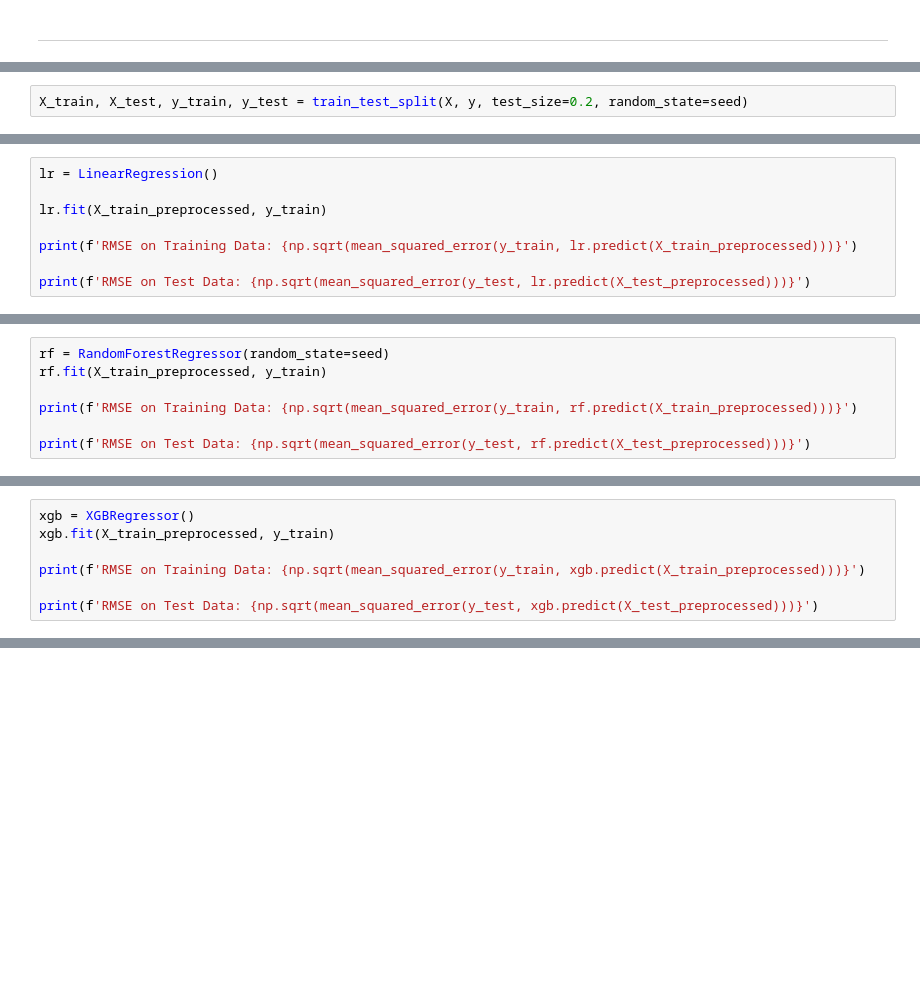
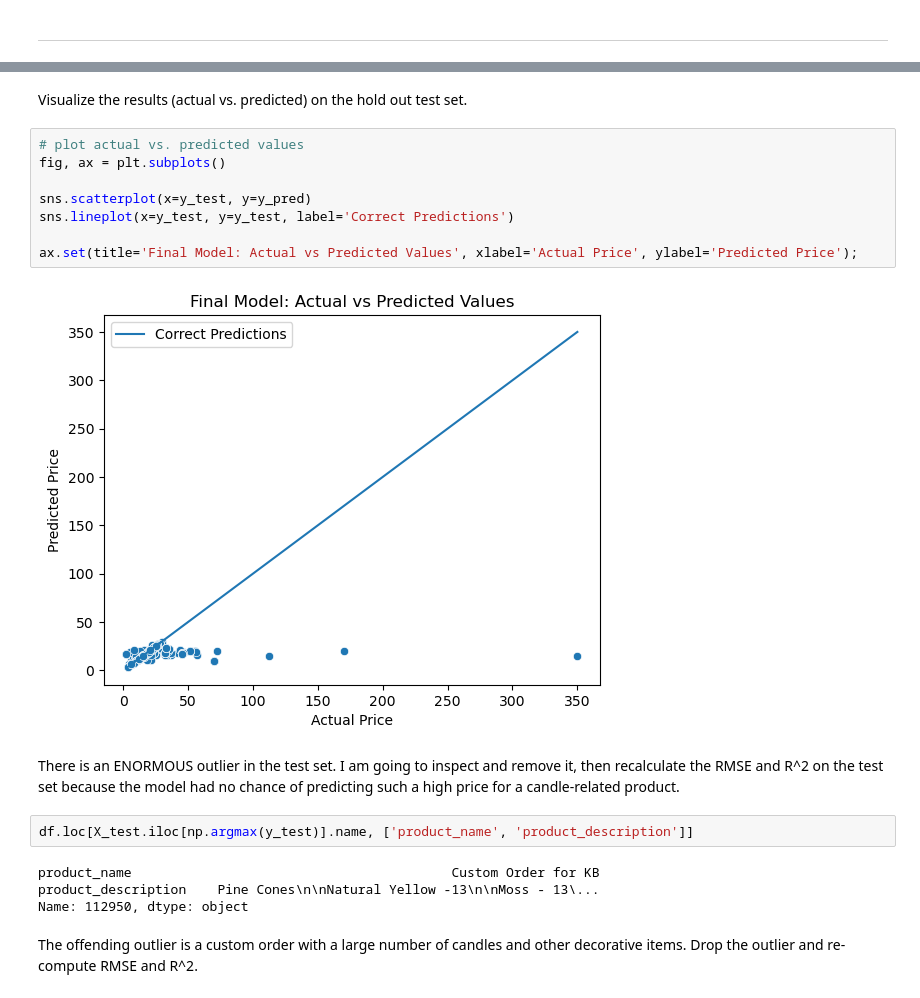
Before and after one commit to ran0027/etsy-candle-pricing-model, a Jupyter notebook: EDA.ipynb, the cells around one changed output, grey strips where cells are left out. Drawn from its saved outputs; the diff is of its cells as text; blank space fills up the shorter version.

Commit message:
Test final model on hold-out test set; explore feature importance

```diff
--- a/EDA.ipynb
+++ b/EDA.ipynb
@@ -1020,2 +978,0 @@ Train test split.
-# %%
-X_train, X_test, y_train, y_test = train_test_split(X, y, test_size=0.2, random_state=seed)
@@ -1061,8 +978,0 @@ X_train_preprocessed.head()
-# %%
-lr = LinearRegression()
-
-lr.fit(X_train_preprocessed, y_train)
-
-print(f'RMSE on Training Data: {np.sqrt(mean_squared_error(y_train, lr.predict(X_train_preprocessed)))}')
-
-print(f'RMSE on Test Data: {np.sqrt(mean_squared_error(y_test, lr.predict(X_test_preprocessed)))}')
@@ -1074,7 +978,0 @@ RMSE on Test Data: 4.834199987613098
-# %%
-rf = RandomForestRegressor(random_state=seed)
-rf.fit(X_train_preprocessed, y_train)
-
-print(f'RMSE on Training Data: {np.sqrt(mean_squared_error(y_train, rf.predict(X_train_preprocessed)))}')
-
-print(f'RMSE on Test Data: {np.sqrt(mean_squared_error(y_test, rf.predict(X_test_preprocessed)))}')
@@ -1086,7 +978,0 @@ RMSE on Test Data: 1.672302597135333
-# %%
-xgb = XGBRegressor()
-xgb.fit(X_train_preprocessed, y_train)
-
-print(f'RMSE on Training Data: {np.sqrt(mean_squared_error(y_train, xgb.predict(X_train_preprocessed)))}')
-
-print(f'RMSE on Test Data: {np.sqrt(mean_squared_error(y_test, xgb.predict(X_test_preprocessed)))}')
@@ -1415,0 +1209,22 @@ Name: product_name, dtype: float64
+# %% [markdown]
+Visualize the results (actual vs. predicted) on the hold out test set.
+# %%
+# plot actual vs. predicted values
+fig, ax = plt.subplots()
+
+sns.scatterplot(x=y_test, y=y_pred)
+sns.lineplot(x=y_test, y=y_test, label='Correct Predictions')
+
+ax.set(title='Final Model: Actual vs Predicted Values', xlabel='Actual Price', ylabel='Predicted Price');
+# %% [output]
+[figure, added]
+# %% [markdown]
+There is an ENORMOUS outlier in the test set. I am going to inspect and remove it, then recalculate the RMSE and R^2 on the test set because the model had no chance of predicting such a high price for a candle-related product.
+# %%
+df.loc[X_test.iloc[np.argmax(y_test)].name, ['product_name', 'product_description']]
+# %% [output]
+product_name                                         Custom Order for KB
+product_description    Pine Cones\n\nNatural Yellow -13\n\nMoss - 13\...
+Name: 112950, dtype: object
+# %% [markdown]
+The offending outlier is a custom order with a large number of candles and other decorative items. Drop the outlier and re-compute RMSE and R^2.
```
Also changed, not shown: parts of 119 cells of this notebook.
